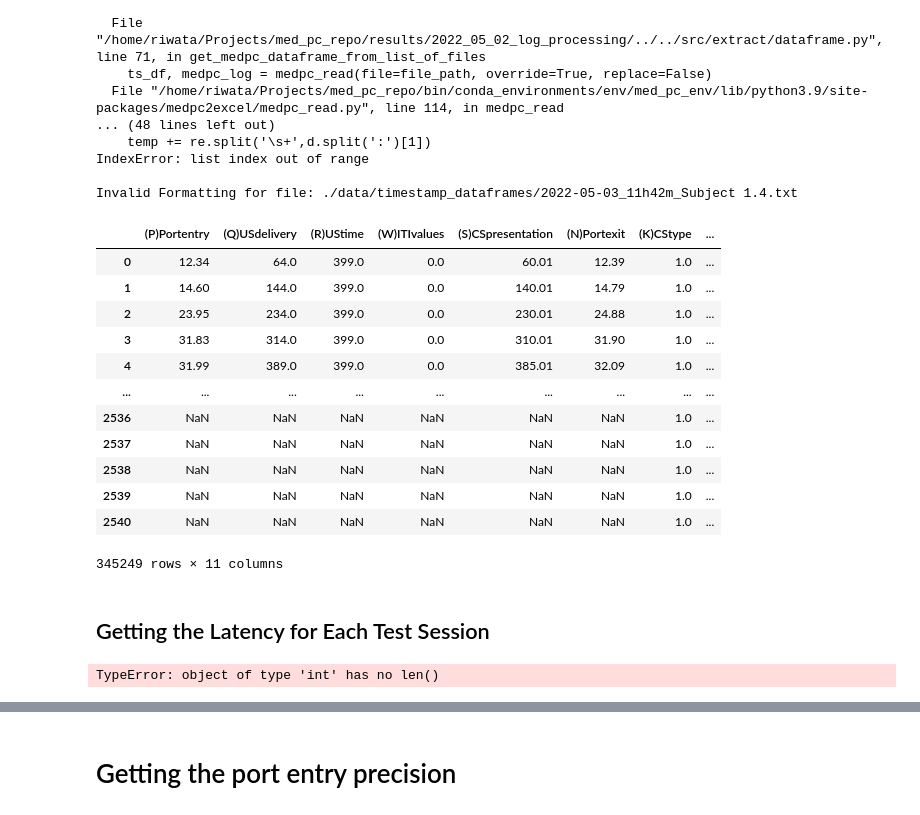
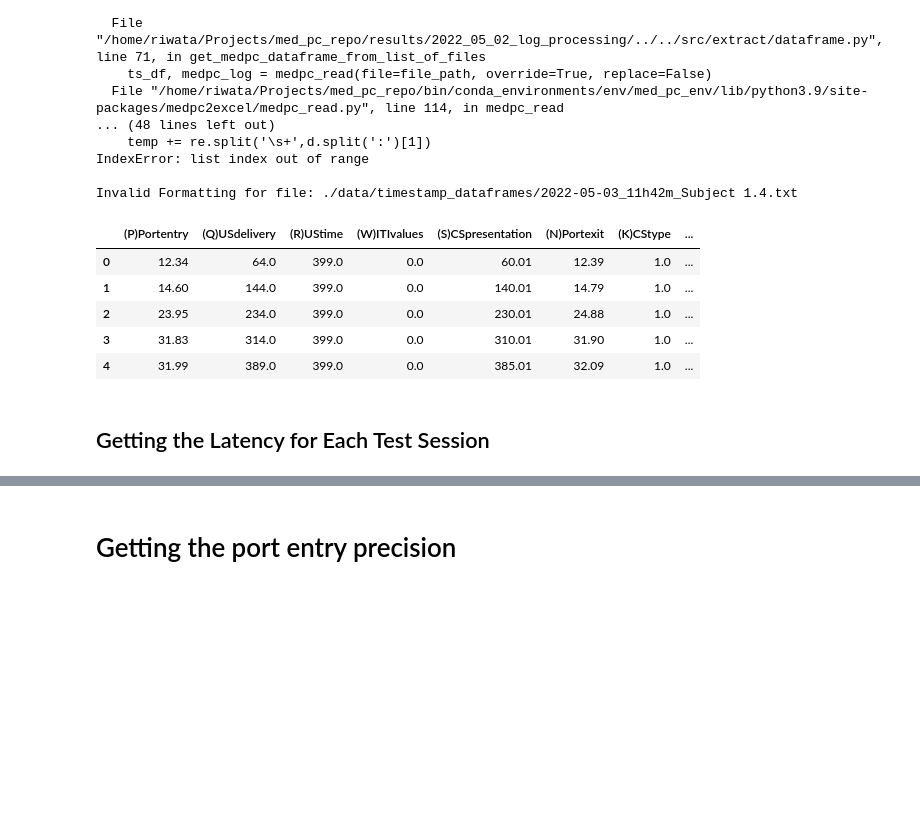
Before and after one commit to padillacoreanolab/med_pc_repo, a Jupyter notebook: results/2022_05_02_log_processing/med_pc_group_analysis.ipynb, the cells around one changed output, grey strips where cells are left out. Drawn from its saved outputs; the diff is of its cells as text; code cells hidden in the pictures; blank space fills up the shorter version.

```diff
--- a/results/2022_05_02_log_processing/med_pc_group_analysis.ipynb
+++ b/results/2022_05_02_log_processing/med_pc_group_analysis.ipynb
@@ -108,26 +168,15 @@ IndexError: list index out of range
 
 Invalid Formatting for file: ./data/timestamp_dataframes/2022-05-03_11h42m_Subject 1.4.txt
 # %%
-concatted_medpc_df
+concatted_medpc_df.head()
 # %% [output]
 |  | (P)Portentry | (Q)USdelivery | (R)UStime | (W)ITIvalues | (S)CSpresentation | (N)Portexit | (K)CStype | ... |
 | 0 | 12.34 | 64.0 | 399.0 | 0.0 | 60.01 | 12.39 | 1.0 | ... |
 | 1 | 14.60 | 144.0 | 399.0 | 0.0 | 140.01 | 14.79 | 1.0 | ... |
 | 2 | 23.95 | 234.0 | 399.0 | 0.0 | 230.01 | 24.88 | 1.0 | ... |
 | 3 | 31.83 | 314.0 | 399.0 | 0.0 | 310.01 | 31.90 | 1.0 | ... |
 | 4 | 31.99 | 389.0 | 399.0 | 0.0 | 385.01 | 32.09 | 1.0 | ... |
-| ... | ... | ... | ... | ... | ... | ... | ... | ... |
-| 2536 | NaN | NaN | NaN | NaN | NaN | NaN | 1.0 | ... |
-| 2537 | NaN | NaN | NaN | NaN | NaN | NaN | 1.0 | ... |
-| 2538 | NaN | NaN | NaN | NaN | NaN | NaN | 1.0 | ... |
-| 2539 | NaN | NaN | NaN | NaN | NaN | NaN | 1.0 | ... |
-| 2540 | NaN | NaN | NaN | NaN | NaN | NaN | 1.0 | ... |
-345249 rows × 11 columns
 # %% [markdown]
 ## Getting the Latency for Each Test Session
-# %%
-len(1)
-# %% [output]
-TypeError: object of type 'int' has no len()
 # %%
 concatted_first_porty_entry_dataframe = processing.tone.get_concatted_first_porty_entry_dataframe(concatted_medpc_df=concatted_medpc_df)
```
Also changed, not shown: parts of 76 cells of this notebook.
